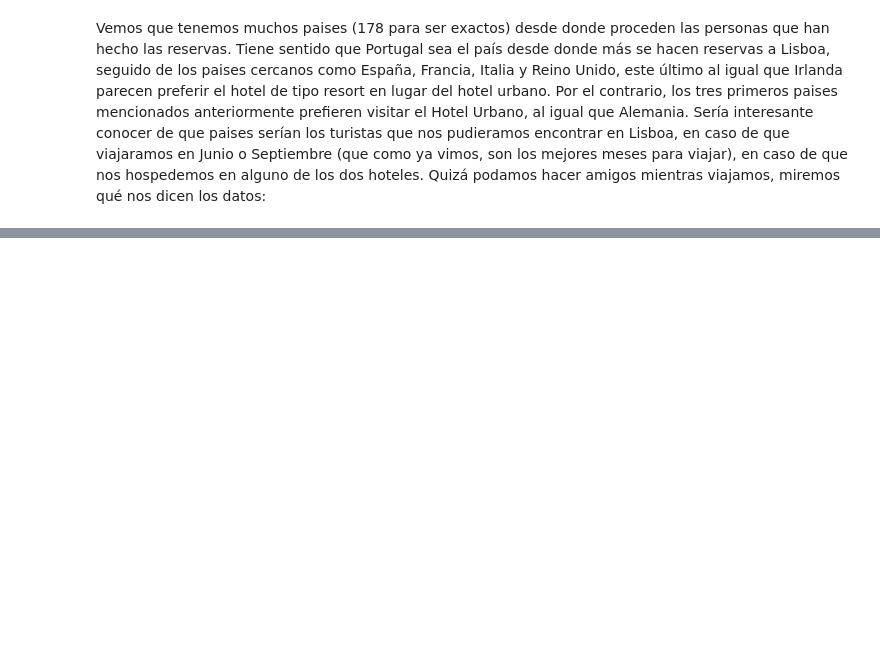
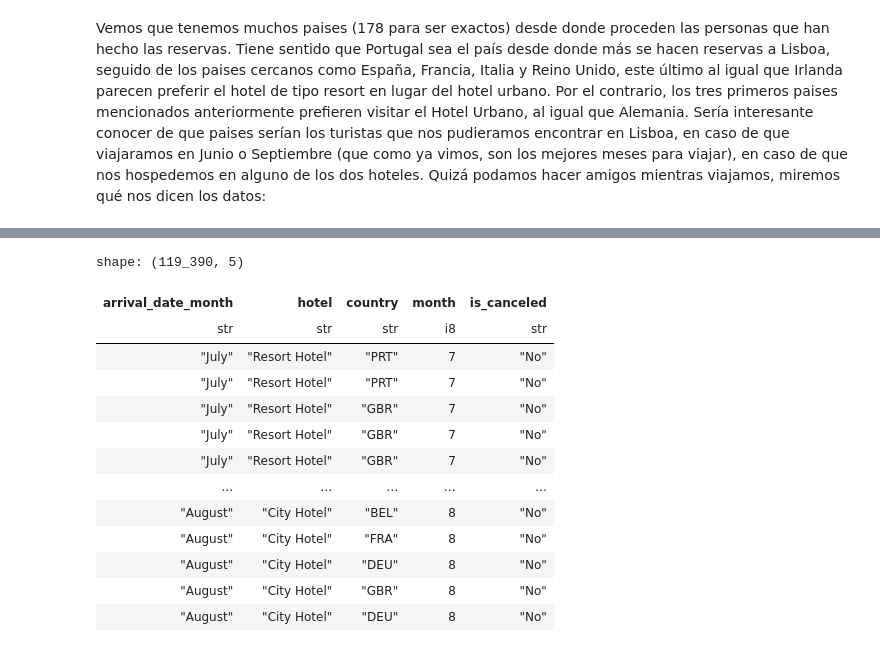
Before and after one commit to CarMoreno/carmoreno.github.io, a Jupyter notebook: _notebooks/2025-05-11-Data-storytelling-datos-hotel-ploty-python.ipynb, the cells around one changed output, grey strips where cells are left out. Saved outputs shown, nothing was run; the diff lists cells and outputs as text; code cells hidden in the pictures; blank space fills up the shorter version.

```diff
--- a/_notebooks/2025-05-11-Data-storytelling-datos-hotel-ploty-python.ipynb
+++ b/_notebooks/2025-05-11-Data-storytelling-datos-hotel-ploty-python.ipynb
@@ -282,0 +199,28 @@ fig.show()
+# %%
+reservas_canceladas = (
+    reservas
+        .select(
+            "arrival_date_month",
+            "hotel",
+            "country",
+            pl.col("arrival_date").dt.month().alias("month"),
+            pl.when(pl.col.is_canceled == 1).then(pl.lit("Si")).otherwise(pl.lit("No")).alias("is_canceled"),
+        )
+)
+reservas_canceladas
+#total = reservas_canceladas.select("is_canceled").count()
+# %% [output]
+shape: (119_390, 5)
+| arrival_date_month | hotel | country | month | is_canceled |
+| str | str | str | i8 | str |
+| "July" | "Resort Hotel" | "PRT" | 7 | "No" |
+| "July" | "Resort Hotel" | "PRT" | 7 | "No" |
+| "July" | "Resort Hotel" | "GBR" | 7 | "No" |
+| "July" | "Resort Hotel" | "GBR" | 7 | "No" |
+| "July" | "Resort Hotel" | "GBR" | 7 | "No" |
+| … | … | … | … | … |
+| "August" | "City Hotel" | "BEL" | 8 | "No" |
+| "August" | "City Hotel" | "FRA" | 8 | "No" |
+| "August" | "City Hotel" | "DEU" | 8 | "No" |
+| "August" | "City Hotel" | "GBR" | 8 | "No" |
+| "August" | "City Hotel" | "DEU" | 8 | "No" |
```
Also changed, not shown: parts of 23 cells of this notebook, 2 other files.
